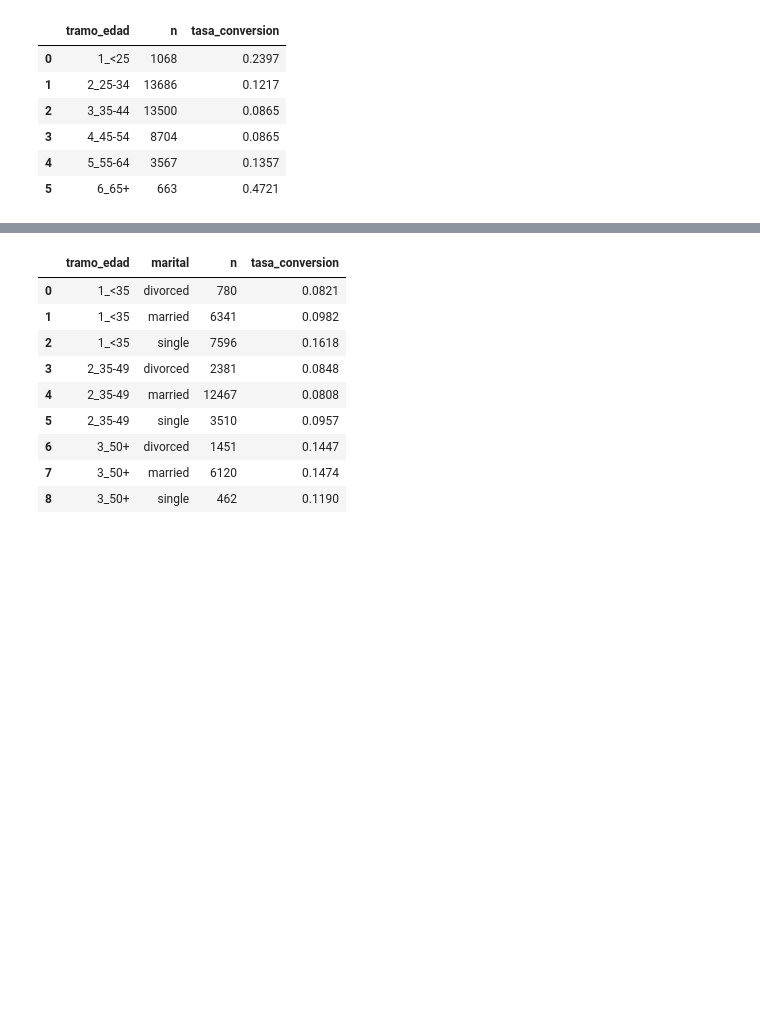
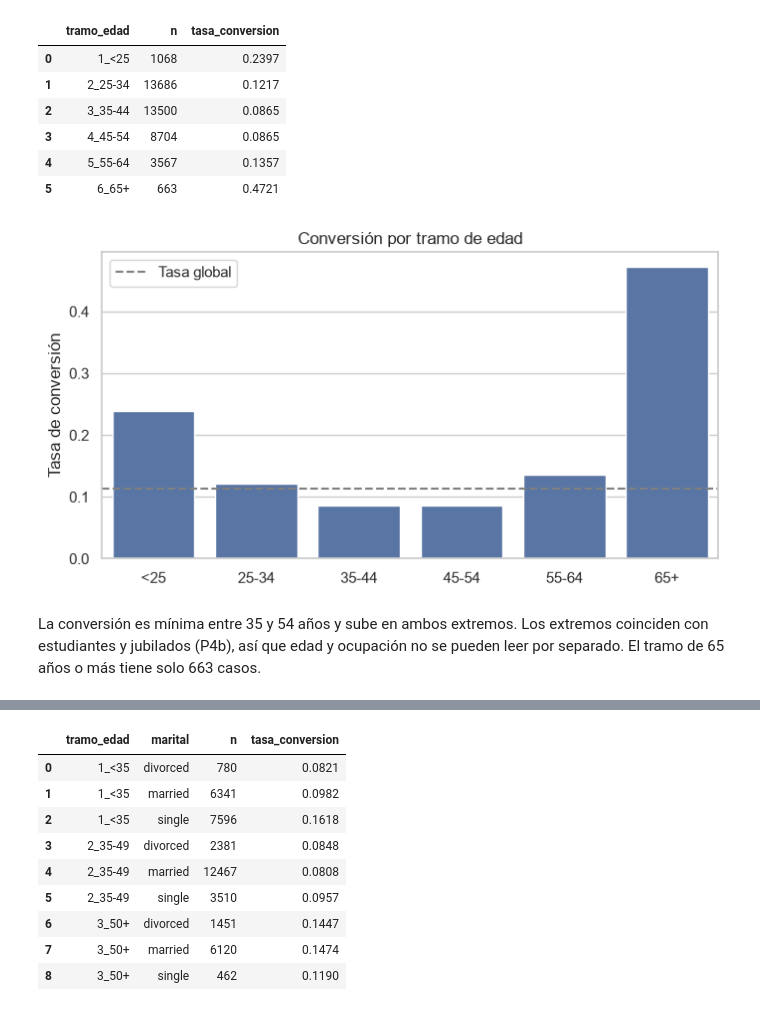
Before and after one commit to Krunzx/data_portfolio, a Jupyter notebook: 04-term-deposit-propensity/notebooks/01_eda.ipynb, the cells around one changed output, grey strips where cells are left out. Cells and saved outputs as stored; diff of their text form; code cells hidden in the pictures; blank space fills up the shorter version.

Commit message:
Completa EDA narrativo con gráficos seaborn y corrige consulta P11
Co-Authored-By: Claude Sonnet 5.5 <noreply@anthropic.com>

```diff
--- a/04-term-deposit-propensity/notebooks/01_eda.ipynb
+++ b/04-term-deposit-propensity/notebooks/01_eda.ipynb
@@ -24,3 +37,12 @@ list(Q)
  'P14',
  'P15',
  'P16']
+# %%
+import matplotlib.pyplot as plt
+import seaborn as sns
+
+sns.set_theme(
+    style='whitegrid',
+    rc={'figure.figsize': (8, 4)}
+)
+BASE = 0.1127
@@ -138,3 +219,29 @@ df
 | 3 | 4_45-54 | 8704 | 0.0865 |
 | 4 | 5_55-64 | 3567 | 0.1357 |
 | 5 | 6_65+ | 663 | 0.4721 |
+# %%
+d = run(Q['P6'])
+ax = sns.barplot(
+    d,
+    x='tramo_edad',
+    y='tasa_conversion',
+    color='C0'
+)
+ax.axhline(
+    BASE,
+    color='gray',
+    ls='--',
+    label='Tasa global'
+)
+ax.set_xticks(range(len(d)), labels=d.tramo_edad.str[2:])
+ax.set(
+    title='Conversión por tramo de edad',
+    xlabel='',
+    ylabel='Tasa de conversión'
+)
+ax.legend()
+plt.show()
+# %% [output]
+[figure, added]
+# %% [markdown]
+La conversión es mínima entre 35 y 54 años y sube en ambos extremos. Los extremos coinciden con estudiantes y jubilados (P4b), así que edad y ocupación no se pueden leer por separado. El tramo de 65 años o más tiene solo 663 casos.
```
Also changed, not shown: parts of 38 cells of this notebook, 1 other file.
